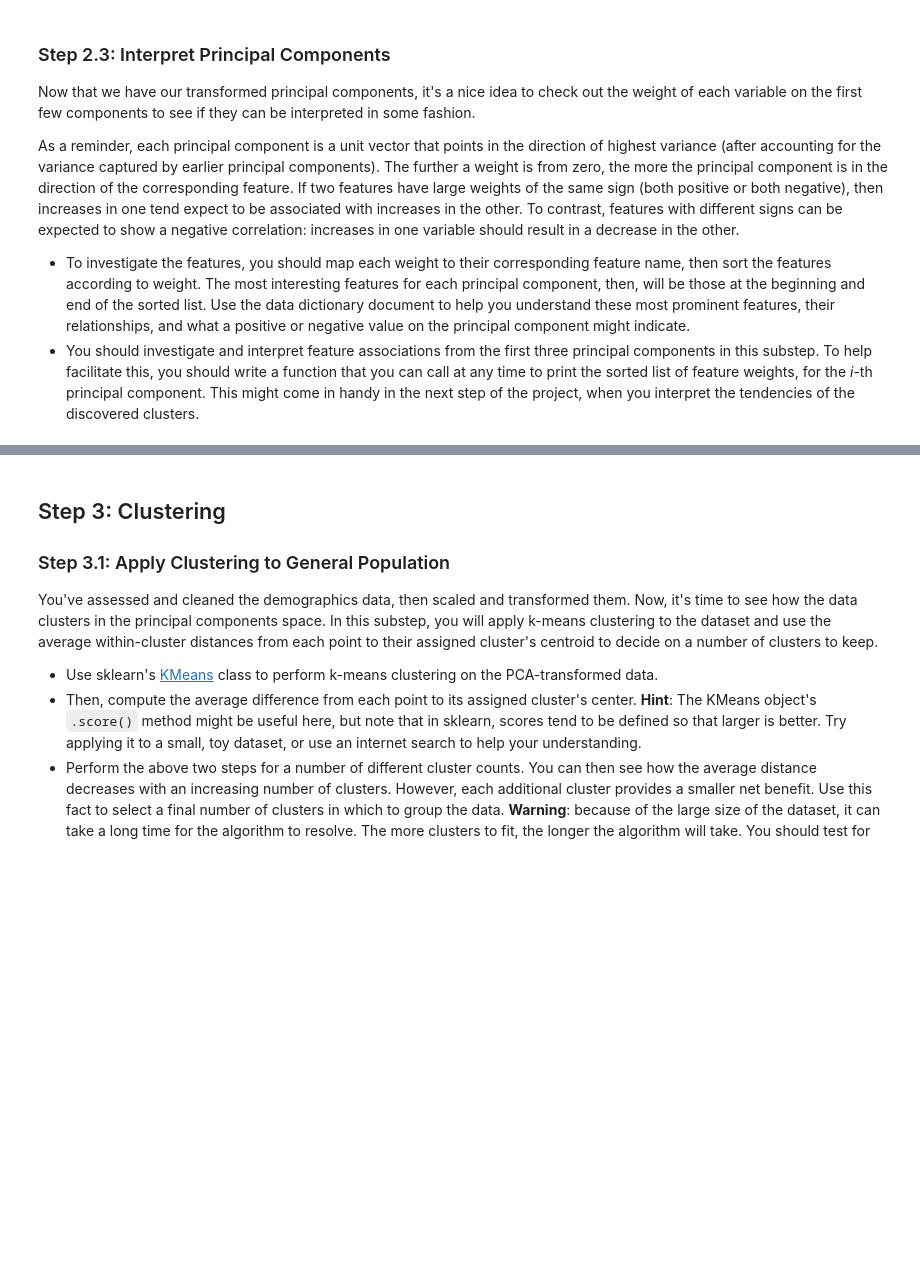
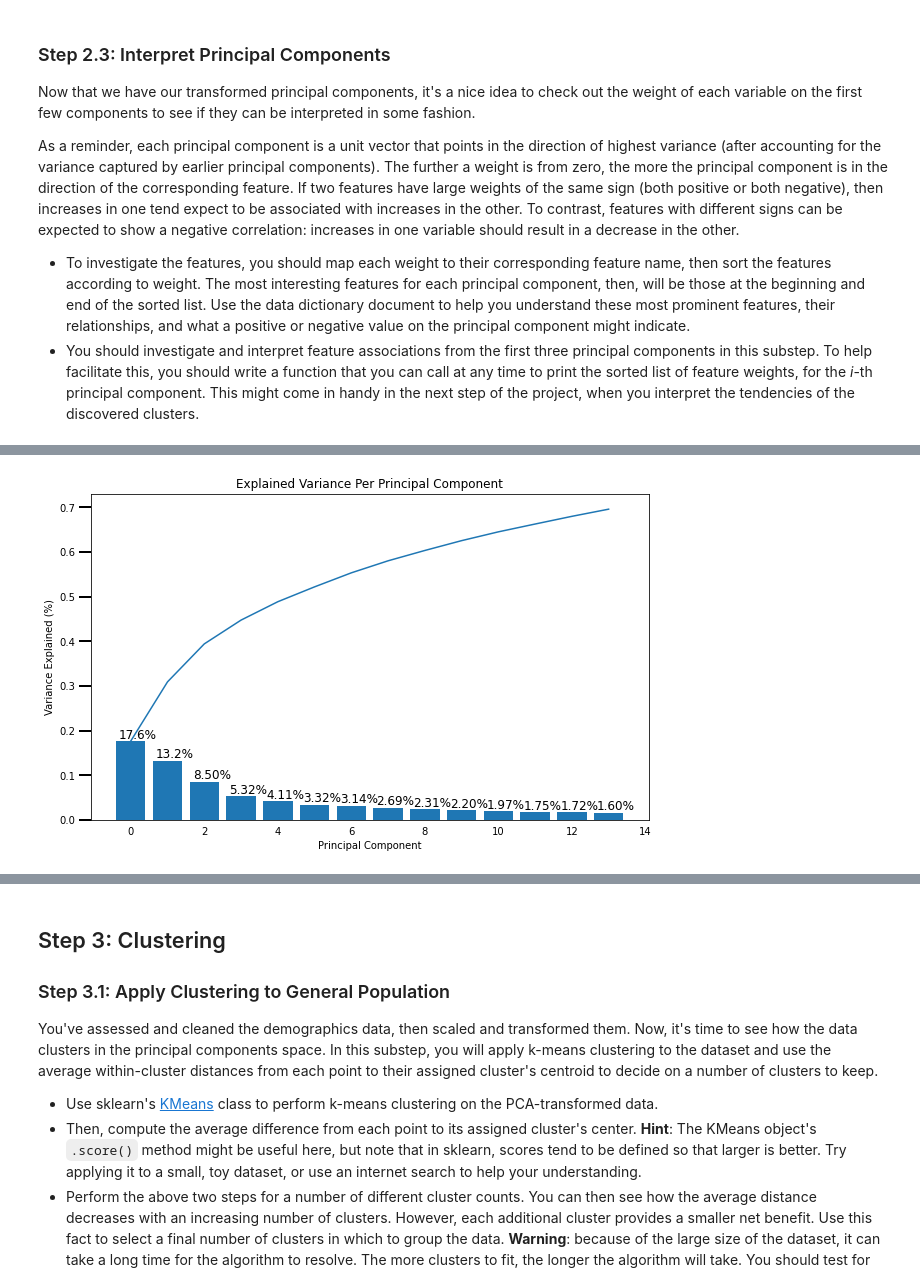
Before and after one commit to chpolyzo/intro_MLND, a Jupyter notebook: third_project/Identify_Customer_Segments.ipynb, the cells around one changed output, grey strips where cells are left out. Saved outputs shown, nothing was run; the diff lists cells and outputs as text; code cells hidden in the pictures; blank space fills up the shorter version.

```diff
--- a/third_project/Identify_Customer_Segments.ipynb
+++ b/third_project/Identify_Customer_Segments.ipynb
@@ -1604,0 +1769,2 @@ All three components together they interact in a positive way of the model with
+# %%
+pca14_gen, gen14_weights = do_pca(14, gen_scaled)
@@ -1604,0 +1773,4 @@ All three components together they interact in a positive way of the model with
+# %%
+scree_plot(pca14_gen)
+# %% [output]
+[figure, added]
```
Also changed, not shown: parts of 127 cells of this notebook.
